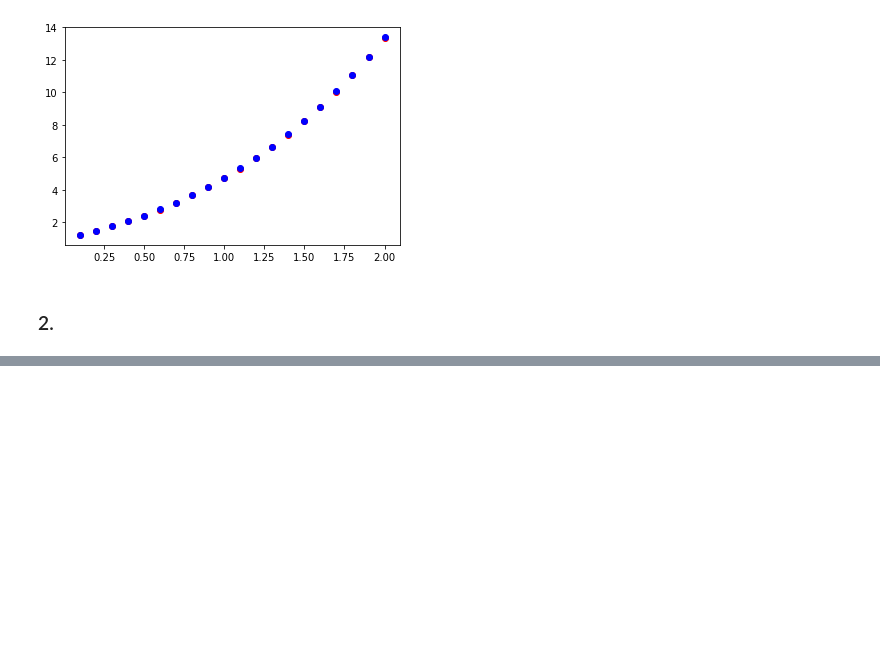
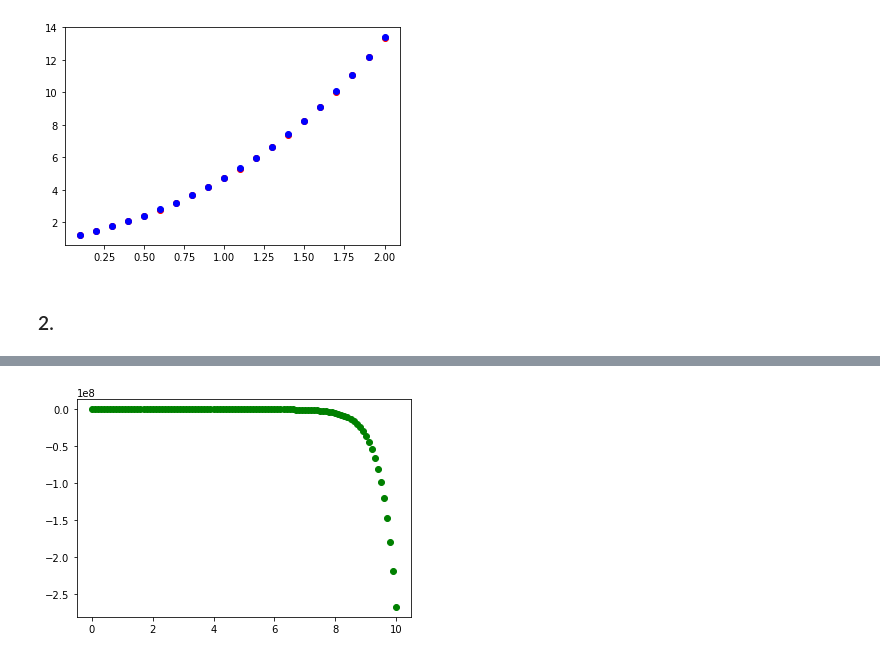
Before and after one commit to juandavid9611/NumericalMethods, a Jupyter notebook: TallerODE.ipynb, the cells around one changed output, grey strips where cells are left out. Saved outputs shown, nothing was run; the diff lists cells and outputs as text; code cells hidden in the pictures; blank space fills up the shorter version.

```diff
--- a/TallerODE.ipynb
+++ b/TallerODE.ipynb
@@ -179,0 +43,86 @@ show()
+# %%
+import numpy
+import matplotlib.patches as mpatches
+import matplotlib.pyplot as plt
+from pylab import *
+from mpmath import odefun, cos, sin, mpf, sinc, mp
+
+def f2(x,y):
+    return 2*y - 2*x**2 + x - 3
+
+def realSol(x):
+    g = odefun(lambda x, y: 2*y - 2*x**2 + x - 3, 0.0, 1.2)
+    return g(x)
+
+def getRealSolutionArray(t):
+    x = []
+    for i in t:
+        x.append(realSol(i))
+    return x
+
+def heun( f, x0, t ):
+    n = len( t )
+    x = numpy.array( [x0] * n )
+    for i in range( n - 1 ):
+        h = t[i+1] - t[i]
+        k1 = h * f( x[i], t[i] )
+        k2 = h * f( x[i] + k1, t[i+1] )
+        x[i+1] = x[i] + ( k1 + k2 ) / 2.0
+
+    return x
+
+def euler( f, x0, t ):
+    n = len( t )
+    x = numpy.array( [x0] * n )
+    for i in range( n - 1 ):
+        x[i+1] = x[i] + ( t[i+1] - t[i] ) * f( x[i], t[i] )
+
+    return x
+
+def rk4( f, x0, t ):
+    n = len( t )
+    x = numpy.array( [ x0 ] * n )
+    for i in range( n - 1 ):
+        h = t[i+1] - t[i]
+        k1 = h * f( x[i], t[i] )
+        k2 = h * f( x[i] + 0.5 * k1, t[i] + 0.5 * h )
+        k3 = h * f( x[i] + 0.5 * k2, t[i] + 0.5 * h )
+        k4 = h * f( x[i] + k3, t[i+1] )
+        x[i+1] = x[i] + ( k1 + 2.0 * ( k2 + k3 ) + k4 ) / 6.0
+
+    return x
+
+a, b = ( 0.0, 10.0 )
+x0 = 1.2
+n = 101
+t = numpy.linspace( a, b, n )
+h = t[1] - t[0];
+print("H: ", h)
+print("T1: ", t[1])
+print("T0: ", t[0])
+
+x_euler = euler( f2, x0, t )
+x_heun = heun( f2, x0, t )
+x_rk4 = rk4( f2, x0, t )
+real = getRealSolutionArray(t)
+
+figure(1)
+plot(t,real,'og')
+
+figure(2)
+plot(t,x_euler,'or')
+
+figure(3)
+plot(t,x_heun,'ob')
+
+figure(4)
+plot(t,x_rk4,'oy')
+show()
+
+'''
+    CONCLUSION:
+    Si comparamos las aproximaciones con la grafica real, no se podria apreciar los diferentes resultados.
+    Las aproximaciones no son muy buenas como podemos ver, masomenos demuestran el comportamiento de la
+    solucion real, pero en cuanto a los valores reales son muy lejanos de la realidad.
+'''
+# %% [output]
@@ -179,0 +132 @@ show()
+[figure, added]
```
Also changed, not shown: parts of 6 cells of this notebook, 1 other file.
